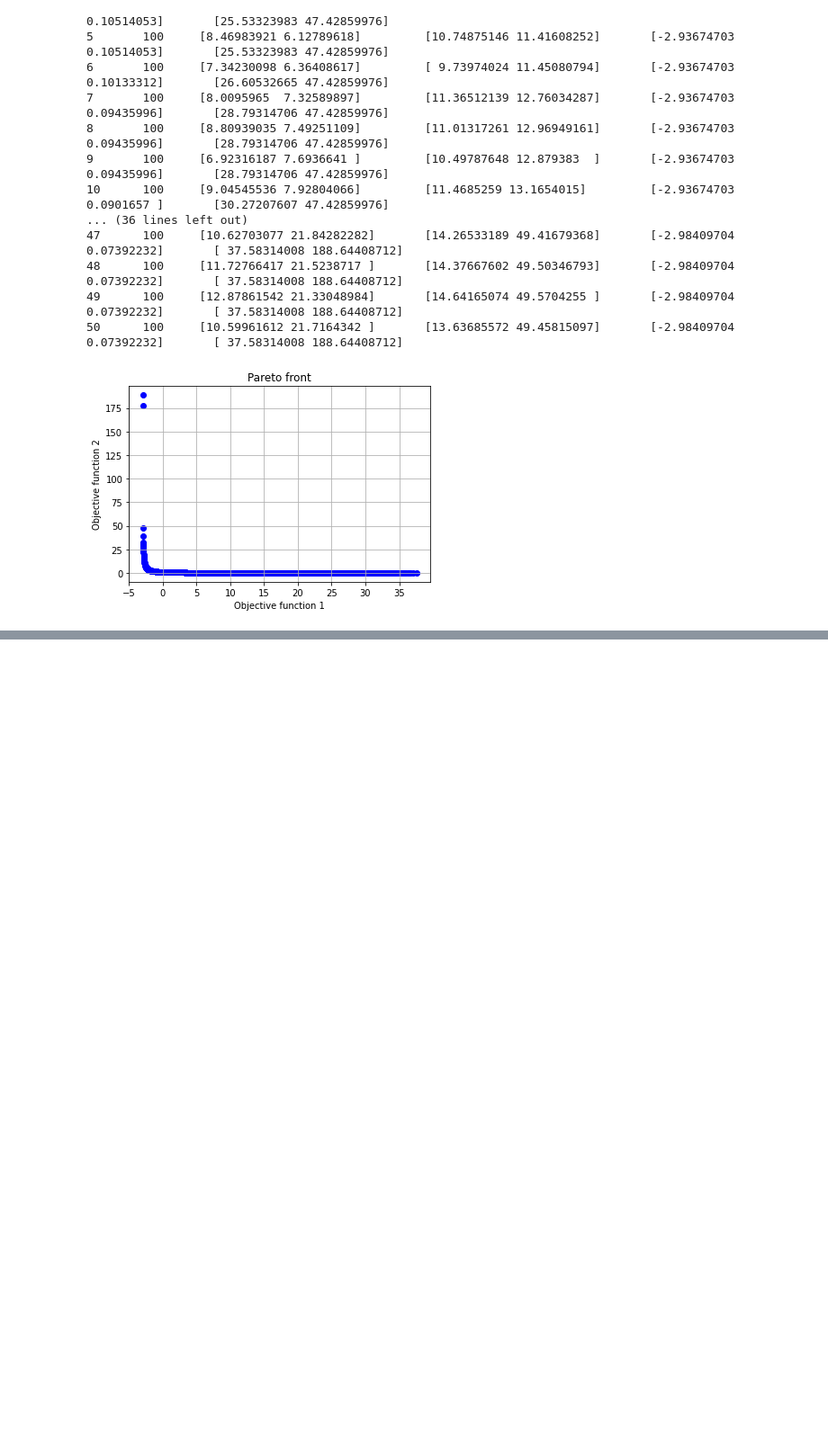
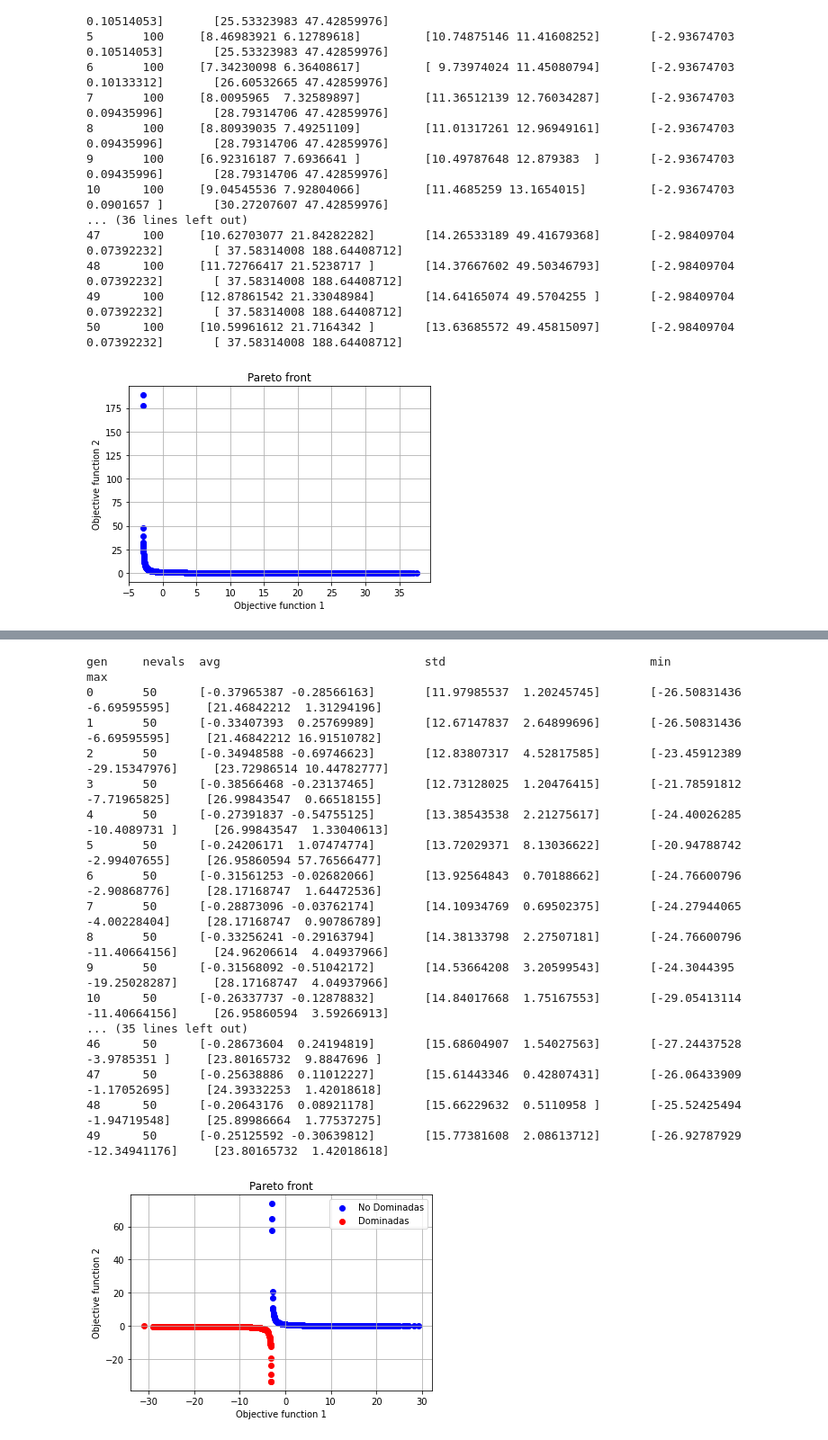
Before and after one commit to igomezv/ComputoEvolutivo, a Jupyter notebook: 6_5_Multiobjetivo.ipynb, the cells around one changed output, grey strips where cells are left out. Shown at 90% size. Saved outputs shown, nothing was run; the diff lists cells and outputs as text; code cells hidden in the pictures; blank space fills up the shorter version.

```diff
--- a/6_5_Multiobjetivo.ipynb
+++ b/6_5_Multiobjetivo.ipynb
@@ -192,3 +235,80 @@ plt.show()
+# %%
+def main():
+    random.seed(64)
+
+    NGEN = 50
+    MU = 50
+    LAMBDA = 100
+    CXPB = 0.7
+    MUTPB = 0.3
+
+    pop = toolbox.population(n=MU)
+    hof = tools.ParetoFront()
+    stats = tools.Statistics(lambda ind: ind.fitness.values)
+    stats.register("avg", np.mean, axis=0)
+    stats.register("std", np.std, axis=0)
+    stats.register("min", np.min, axis=0)
+    stats.register("max", np.max, axis=0)
+
+    logbook = tools.Logbook()
+    logbook.header = ['gen', 'nevals'] + (stats.fields if stats else [])
+
+    # Bucle evolutivo
+    for gen in range(NGEN):
+        offspring = algorithms.varAnd(pop, toolbox, CXPB, MUTPB)
+        fits = toolbox.map(toolbox.evaluate, offspring)
+        for fit, ind in zip(fits, offspring):
+            ind.fitness.values = fit
+        pop = toolbox.select(offspring, k=MU)
+        hof.update(pop)
+        record = stats.compile(pop) if stats else {}
+        logbook.record(gen=gen, nevals=len(offspring), pop=pop, **record)  # Guardar la población completa
+        print(logbook.stream)
+
+    # Extraer todas las soluciones generadas
+    all_solutions = np.array([ind.fitness.values for gen in logbook for ind in gen['pop']])
+
+    # Extraer las soluciones no dominantes (frente de Pareto)
+    non_dominated_solutions = np.array([ind.fitness.values for ind in hof])
+
+    # Extraer las soluciones dominantes
+    dominated_solutions = np.array([sol for sol in all_solutions if sol.tolist() not in non_dominated_solutions.tolist()])
+
+    # Graficar el frente de Pareto y las soluciones dominantes
+    plt.scatter(non_dominated_solutions[:,0], non_dominated_solutions[:,1], c="b", label='No Dominadas')
+    if dominated_solutions.size != 0:  # Solo graficar si hay soluciones dominadas
+        plt.scatter(dominated_solutions[:,0], dominated_solutions[:,1], c="r", label='Dominadas')
+    plt.axis("tight")
+    plt.xlabel('Objective function 1')
+    plt.ylabel('Objective function 2')
+    plt.title('Pareto front')
+    plt.grid(True)
+    plt.legend()
+    plt.show()
+
+    return pop, logbook, hof
+
+if __name__ == "__main__":
+    main()
+# %% [output]
+gen     nevals  avg                             std                             min                             max
+0       50      [-0.37965387 -0.28566163]       [11.97985537  1.20245745]       [-26.50831436  -6.69595595]     [21.46842212  1.31294196]
+1       50      [-0.33407393  0.25769989]       [12.67147837  2.64899696]       [-26.50831436  -6.69595595]     [21.46842212 16.91510782]
+2       50      [-0.34948588 -0.69746623]       [12.83807317  4.52817585]       [-23.45912389 -29.15347976]     [23.72986514 10.44782777]
+3       50      [-0.38566468 -0.23137465]       [12.73128025  1.20476415]       [-21.78591812  -7.71965825]     [26.99843547  0.66518155]
+4       50      [-0.27391837 -0.54755125]       [13.38543538  2.21275617]       [-24.40026285 -10.4089731 ]     [26.99843547  1.33040613]
+5       50      [-0.24206171  1.07474774]       [13.72029371  8.13036622]       [-20.94788742  -2.99407655]     [26.95860594 57.76566477]
+6       50      [-0.31561253 -0.02682066]       [13.92564843  0.70188662]       [-24.76600796  -2.90868776]     [28.17168747  1.64472536]
+7       50      [-0.28873096 -0.03762174]       [14.10934769  0.69502375]       [-24.27944065  -4.00228404]     [28.17168747  0.90786789]
+8       50      [-0.33256241 -0.29163794]       [14.38133798  2.27507181]       [-24.76600796 -11.40664156]     [24.96206614  4.04937966]
+9       50      [-0.31568092 -0.51042172]       [14.53664208  3.20599543]       [-24.3044395  -19.25028287]     [28.17168747  4.04937966]
+10      50      [-0.26337737 -0.12878832]       [14.84017668  1.75167553]       [-29.05413114 -11.40664156]     [26.95860594  3.59266913]
+... (35 lines left out)
+46      50      [-0.28673604  0.24194819]       [15.68604907  1.54027563]       [-27.24437528  -3.9785351 ]     [23.80165732  9.8847696 ]
+47      50      [-0.25638886  0.11012227]       [15.61443346  0.42807431]       [-26.06433909  -1.17052695]     [24.39332253  1.42018618]
+48      50      [-0.20643176  0.08921178]       [15.66229632  0.5110958 ]       [-25.52425494  -1.94719548]     [25.89986664  1.77537275]
+49      50      [-0.25125592 -0.30639812]       [15.77381608  2.08613712]       [-26.92787929 -12.34941176]     [23.80165732  1.42018618]
+[figure, added]
 # %%
 
 
```
Also changed, not shown: parts of 2 cells of this notebook.
